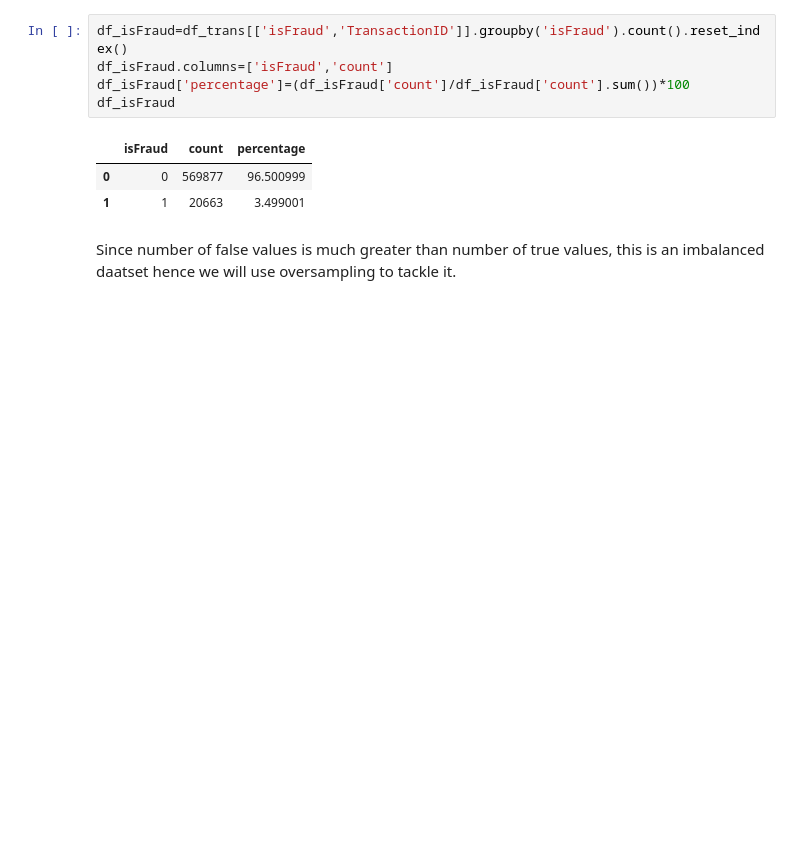
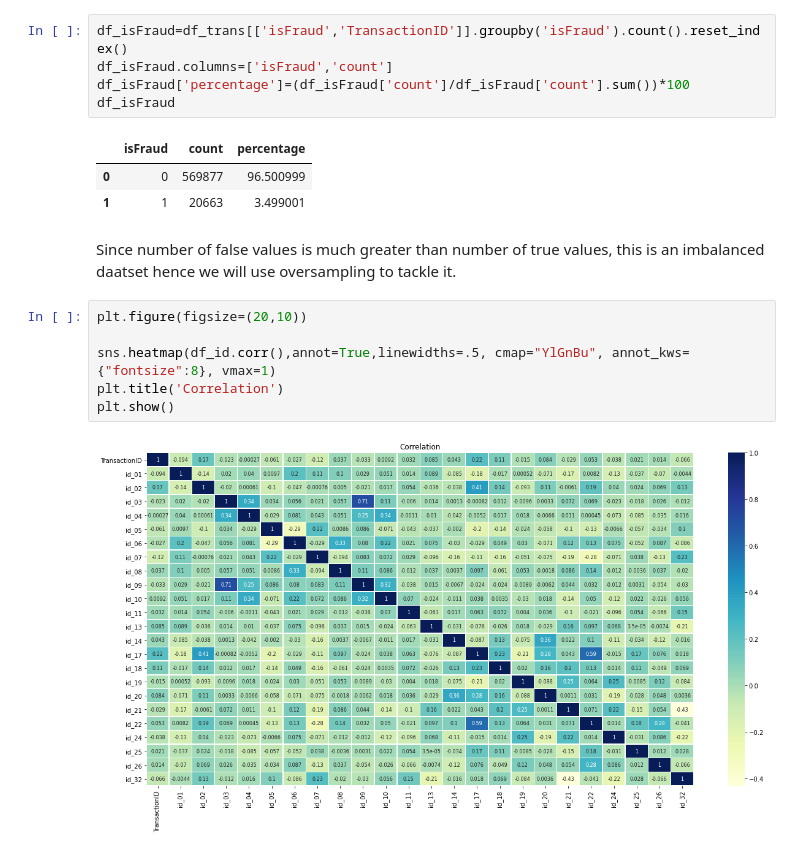
Before and after one commit to Sriyella/Fraudulent-Transactions, a Jupyter notebook: Untitled.ipynb, the cells around one changed output. Cells and saved outputs as stored; diff of their text form; blank space fills up the shorter version.

```diff
--- a/Untitled.ipynb
+++ b/Untitled.ipynb
@@ -43,3 +43,11 @@ df_isFraud
 | 1 | 1 | 20663 | 3.499001 |
 # %% [markdown]
 Since number of false values is much greater than number of true values, this is an imbalanced daatset hence we will use oversampling to tackle it.
+# %%
+plt.figure(figsize=(20,10))
+
+sns.heatmap(df_id.corr(),annot=True,linewidths=.5, cmap="YlGnBu", annot_kws={"fontsize":8}, vmax=1)
+plt.title('Correlation')
+plt.show()
+# %% [output]
+[figure, added]
```
